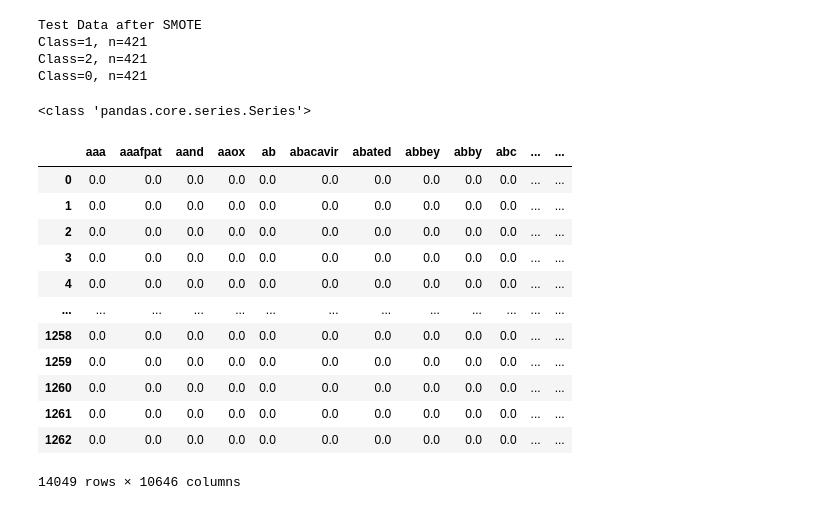
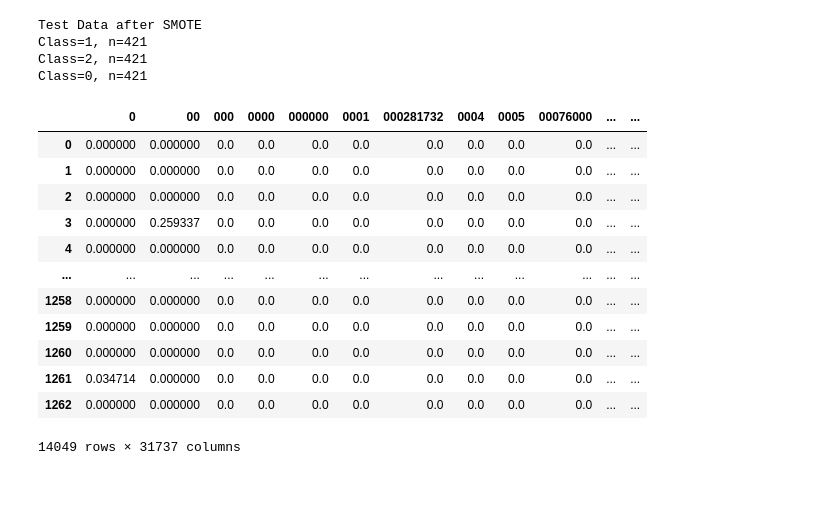
Before and after one commit to anaconda121/NeuraHealth, a Jupyter notebook: Modeling/Logistic_Regression_SVM_Random_Forest_with_TFIDF.ipynb, the cells around one changed output. Cells and saved outputs as stored; diff of their text form; code cells hidden in the pictures.

Commit message:
ran TFIDF vectorizer results, correlation coefficient features are suspicious

```diff
--- a/Modeling/Logistic_Regression_SVM_Random_Forest_with_TFIDF.ipynb
+++ b/Modeling/Logistic_Regression_SVM_Random_Forest_with_TFIDF.ipynb
@@ -161,7 +161,7 @@ tfidf_valid_features_df_data = tfidf_valid_features_df.values
 X_smote_valid, y_smote_valid = tfidf_valid_features_df_data[:, :-1], tfidf_valid_features_df_data[:, -1]
 # %%
 #X_smote_test, y_smote_test =
-oversample = SMOTE()
+oversample = SMOTE(k_neighbors = 1000)
 X_train_new, y_train_new = oversample.fit_resample(X_smote, y_smote)
 
 counter = Counter(y_train_new)
@@ -174,7 +174,7 @@ Class=0, n=3793
 Class=1, n=3793
 Class=2, n=3793
 # %%
-oversample2 = SMOTE()
+oversample2 = SMOTE(k_neighbors = 150)
 X_test_new, y_test_new = oversample2.fit_resample(X_smote_test, y_smote_test)
 counter2 = Counter(y_test_new)
 print("Test Data after SMOTE")
@@ -186,7 +186,7 @@ Class=1, n=469
 Class=2, n=469
 Class=0, n=469
 # %%
-oversample3 = SMOTE()
+oversample3 = SMOTE(k_neighbors = 130)
 X_valid_new, y_valid_new = oversample3.fit_resample(X_smote_valid, y_smote_valid)
 counter3 = Counter(y_valid_new)
 print("Test Data after SMOTE")
@@ -206,10 +206,6 @@ y_test_new = pd.Series(y_test_new)
 
 X_valid_new = pd.DataFrame(X_valid_new)
 y_valid_new = pd.Series(y_valid_new)
-
-print(type(y_valid_new))
-# %% [output]
-<class 'pandas.core.series.Series'>
 # %%
 tfidf_train_features_df_new = pd.concat([X_train_new, y_train_new.reset_index(drop=True)], axis=1)
 tfidf_train_features_df_new.columns = tfidf_train_features_df.columns
@@ -219,36 +215,32 @@ tfidf_test_features_df_new.columns = tfidf_test_features_df.columns
 
 tfidf_valid_features_df_new = pd.concat([X_valid_new, y_valid_new.reset_index(drop=True)], axis=1)
 tfidf_valid_features_df_new.columns = tfidf_valid_features_df.columns
-# %%
-tfidf_train_features_df_new = tfidf_train_features_df
-tfidf_test_features_df_new = tfidf_test_features_df
-tfidf_valid_features_df_new = tfidf_valid_features_df
 # %%
 mappings = {0.0 : 0, 1.0 : 1, 2.0 : 2}
 
-tfidf_train_features_df_new.label = [mappings[item] for item in tfidf_train_features_df_new.label]
-tfidf_test_features_df_new.label = [mappings[item] for item in tfidf_test_features_df_new.label]
-tfidf_valid_features_df_new.label = [mappings[item] for item in tfidf_valid_features_df_new.label]
+tfidf_train_features_df_new.annotator_label = [mappings[item] for item in tfidf_train_features_df_new.annotator_label]
+tfidf_test_features_df_new.annotator_label = [mappings[item] for item in tfidf_test_features_df_new.annotator_label]
+tfidf_valid_features_df_new.annotator_label = [mappings[item] for item in tfidf_valid_features_df_new.annotator_label]
 
 # tfidf_train_features_df_new.to_csv("Data/SMOTE_train.csv")
 # tfidf_test_features_df_new.to_csv("Data/SMOTE_test.csv")
 # tfidf_valid_features_df_new.to_csv("Data/SMOTE_val.csv")
 
 tfidf_features_master = pd.concat([tfidf_train_features_df_new,tfidf_test_features_df_new,tfidf_valid_features_df_new])
 
-tfidf_features_master
+tfidf_features_master.head()
 # %% [output]
-|  | aaa | aaafpat | aand | aaox | ab | abacavir | abated | abbey | abby | abc | ... | ... |
-| 0 | 0.0 | 0.0 | 0.0 | 0.0 | 0.0 | 0.0 | 0.0 | 0.0 | 0.0 | 0.0 | ... | ... |
-| 1 | 0.0 | 0.0 | 0.0 | 0.0 | 0.0 | 0.0 | 0.0 | 0.0 | 0.0 | 0.0 | ... | ... |
-| 2 | 0.0 | 0.0 | 0.0 | 0.0 | 0.0 | 0.0 | 0.0 | 0.0 | 0.0 | 0.0 | ... | ... |
-| 3 | 0.0 | 0.0 | 0.0 | 0.0 | 0.0 | 0.0 | 0.0 | 0.0 | 0.0 | 0.0 | ... | ... |
-| 4 | 0.0 | 0.0 | 0.0 | 0.0 | 0.0 | 0.0 | 0.0 | 0.0 | 0.0 | 0.0 | ... | ... |
+|  | 0 | 00 | 000 | 0000 | 000000 | 0001 | 000281732 | 0004 | 0005 | 00076000 | ... | ... |
+| 0 | 0.000000 | 0.000000 | 0.0 | 0.0 | 0.0 | 0.0 | 0.0 | 0.0 | 0.0 | 0.0 | ... | ... |
+| 1 | 0.000000 | 0.000000 | 0.0 | 0.0 | 0.0 | 0.0 | 0.0 | 0.0 | 0.0 | 0.0 | ... | ... |
+| 2 | 0.000000 | 0.000000 | 0.0 | 0.0 | 0.0 | 0.0 | 0.0 | 0.0 | 0.0 | 0.0 | ... | ... |
+| 3 | 0.000000 | 0.259337 | 0.0 | 0.0 | 0.0 | 0.0 | 0.0 | 0.0 | 0.0 | 0.0 | ... | ... |
+| 4 | 0.000000 | 0.000000 | 0.0 | 0.0 | 0.0 | 0.0 | 0.0 | 0.0 | 0.0 | 0.0 | ... | ... |
 | ... | ... | ... | ... | ... | ... | ... | ... | ... | ... | ... | ... | ... |
-| 1258 | 0.0 | 0.0 | 0.0 | 0.0 | 0.0 | 0.0 | 0.0 | 0.0 | 0.0 | 0.0 | ... | ... |
-| 1259 | 0.0 | 0.0 | 0.0 | 0.0 | 0.0 | 0.0 | 0.0 | 0.0 | 0.0 | 0.0 | ... | ... |
-| 1260 | 0.0 | 0.0 | 0.0 | 0.0 | 0.0 | 0.0 | 0.0 | 0.0 | 0.0 | 0.0 | ... | ... |
-| 1261 | 0.0 | 0.0 | 0.0 | 0.0 | 0.0 | 0.0 | 0.0 | 0.0 | 0.0 | 0.0 | ... | ... |
-| 1262 | 0.0 | 0.0 | 0.0 | 0.0 | 0.0 | 0.0 | 0.0 | 0.0 | 0.0 | 0.0 | ... | ... |
+| 1258 | 0.000000 | 0.000000 | 0.0 | 0.0 | 0.0 | 0.0 | 0.0 | 0.0 | 0.0 | 0.0 | ... | ... |
+| 1259 | 0.000000 | 0.000000 | 0.0 | 0.0 | 0.0 | 0.0 | 0.0 | 0.0 | 0.0 | 0.0 | ... | ... |
+| 1260 | 0.000000 | 0.000000 | 0.0 | 0.0 | 0.0 | 0.0 | 0.0 | 0.0 | 0.0 | 0.0 | ... | ... |
+| 1261 | 0.034714 | 0.000000 | 0.0 | 0.0 | 0.0 | 0.0 | 0.0 | 0.0 | 0.0 | 0.0 | ... | ... |
+| 1262 | 0.000000 | 0.000000 | 0.0 | 0.0 | 0.0 | 0.0 | 0.0 | 0.0 | 0.0 | 0.0 | ... | ... |
-14049 rows × 10646 columns
+14049 rows × 31737 columns
 # %%
```
Also changed, not shown: parts of 26 cells of this notebook, 1 other file.
